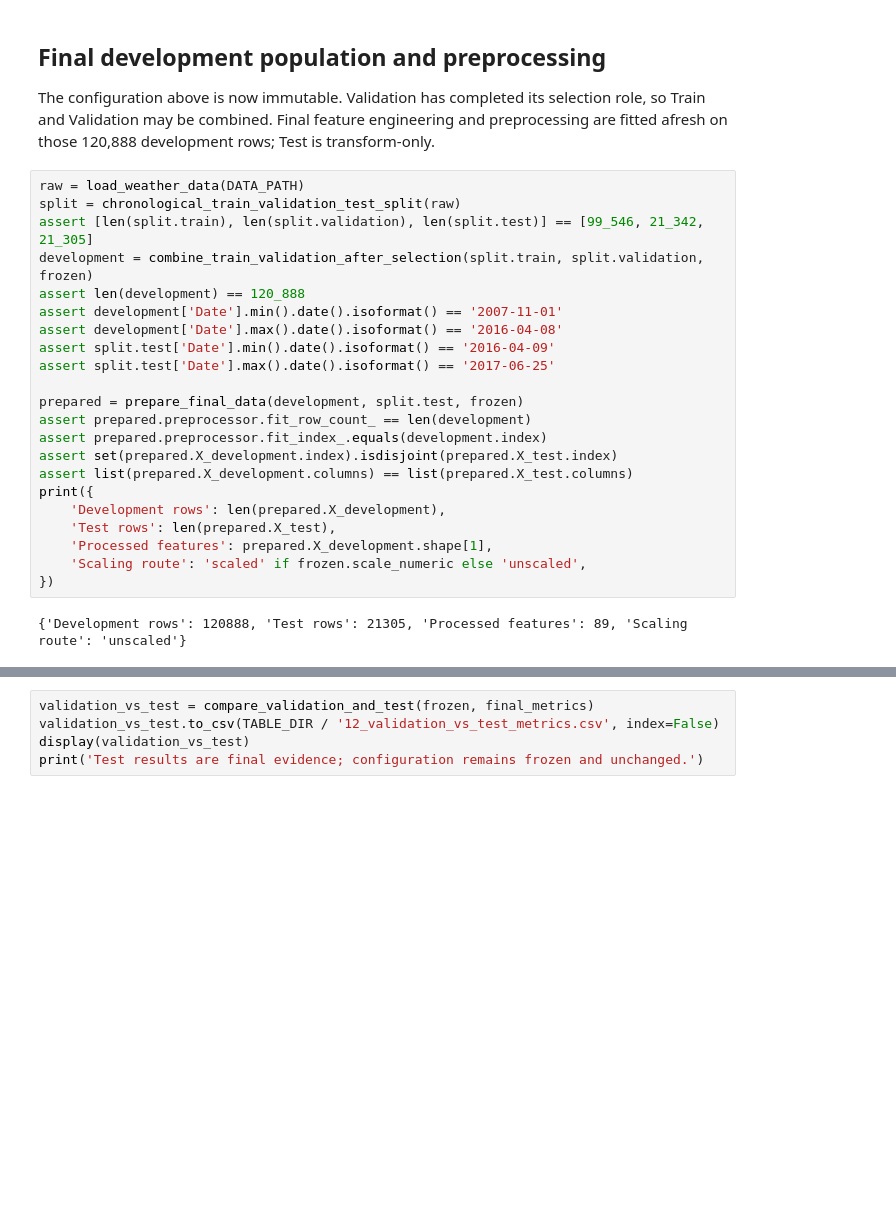
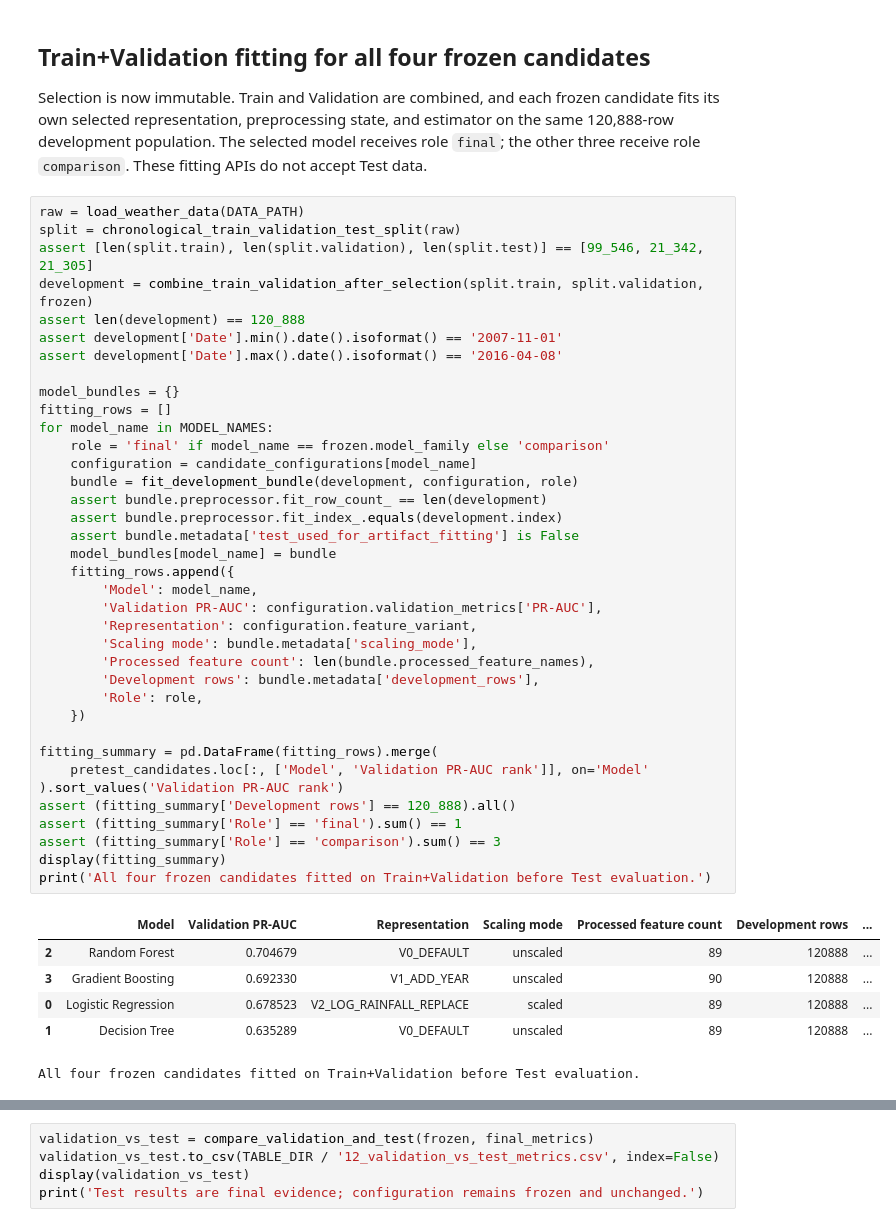
Before and after one commit to oshan-rajakaruna/FDM_Mini_Project, a Jupyter notebook: notebooks/11_final_model_selection.ipynb, the cells around one changed output, grey strips where cells are left out. Drawn from its saved outputs; the diff is of its cells as text; blank space fills up the shorter version.

```diff
--- a/notebooks/11_final_model_selection.ipynb
+++ b/notebooks/11_final_model_selection.ipynb
@@ -80,31 +91,51 @@ Frozen before Test access: Random Forest / V0_DEFAULT
 # %% [markdown]
-## Final development population and preprocessing
+## Train+Validation fitting for all four frozen candidates
 
-The configuration above is now immutable. Validation has completed its selection role, so Train and Validation may be combined. Final feature engineering and preprocessing are fitted afresh on those 120,888 development rows; Test is transform-only.
+Selection is now immutable. Train and Validation are combined, and each frozen candidate fits its own selected representation, preprocessing state, and estimator on the same 120,888-row development population. The selected model receives role `final`; the other three receive role `comparison`. These fitting APIs do not accept Test data.
 # %%
 raw = load_weather_data(DATA_PATH)
 split = chronological_train_validation_test_split(raw)
 assert [len(split.train), len(split.validation), len(split.test)] == [99_546, 21_342, 21_305]
 development = combine_train_validation_after_selection(split.train, split.validation, frozen)
 assert len(development) == 120_888
 assert development['Date'].min().date().isoformat() == '2007-11-01'
 assert development['Date'].max().date().isoformat() == '2016-04-08'
-assert split.test['Date'].min().date().isoformat() == '2016-04-09'
-assert split.test['Date'].max().date().isoformat() == '2017-06-25'
 
-prepared = prepare_final_data(development, split.test, frozen)
-assert prepared.preprocessor.fit_row_count_ == len(development)
-assert prepared.preprocessor.fit_index_.equals(development.index)
-assert set(prepared.X_development.index).isdisjoint(prepared.X_test.index)
-assert list(prepared.X_development.columns) == list(prepared.X_test.columns)
-print({
-    'Development rows': len(prepared.X_development),
-    'Test rows': len(prepared.X_test),
-    'Processed features': prepared.X_development.shape[1],
-    'Scaling route': 'scaled' if frozen.scale_numeric else 'unscaled',
-})
+model_bundles = {}
+fitting_rows = []
+for model_name in MODEL_NAMES:
+    role = 'final' if model_name == frozen.model_family else 'comparison'
+    configuration = candidate_configurations[model_name]
+    bundle = fit_development_bundle(development, configuration, role)
+    assert bundle.preprocessor.fit_row_count_ == len(development)
+    assert bundle.preprocessor.fit_index_.equals(development.index)
+    assert bundle.metadata['test_used_for_artifact_fitting'] is False
+    model_bundles[model_name] = bundle
+    fitting_rows.append({
+        'Model': model_name,
+        'Validation PR-AUC': configuration.validation_metrics['PR-AUC'],
+        'Representation': configuration.feature_variant,
+        'Scaling mode': bundle.metadata['scaling_mode'],
+        'Processed feature count': len(bundle.processed_feature_names),
+        'Development rows': bundle.metadata['development_rows'],
+        'Role': role,
+    })
+
+fitting_summary = pd.DataFrame(fitting_rows).merge(
+    pretest_candidates.loc[:, ['Model', 'Validation PR-AUC rank']], on='Model'
+).sort_values('Validation PR-AUC rank')
+assert (fitting_summary['Development rows'] == 120_888).all()
+assert (fitting_summary['Role'] == 'final').sum() == 1
+assert (fitting_summary['Role'] == 'comparison').sum() == 3
+display(fitting_summary)
+print('All four frozen candidates fitted on Train+Validation before Test evaluation.')
 # %% [output]
+|  | Model | Validation PR-AUC | Representation | Scaling mode | Processed feature count | Development rows | ... |
+| 2 | Random Forest | 0.704679 | V0_DEFAULT | unscaled | 89 | 120888 | ... |
+| 3 | Gradient Boosting | 0.692330 | V1_ADD_YEAR | unscaled | 90 | 120888 | ... |
+| 0 | Logistic Regression | 0.678523 | V2_LOG_RAINFALL_REPLACE | scaled | 89 | 120888 | ... |
+| 1 | Decision Tree | 0.635289 | V0_DEFAULT | unscaled | 89 | 120888 | ... |
-{'Development rows': 120888, 'Test rows': 21305, 'Processed features': 89, 'Scaling route': 'unscaled'}
+All four frozen candidates fitted on Train+Validation before Test evaluation.
 # %% [markdown]
 ## One-time selected-model Test evaluation
 
```
Also changed, not shown: parts of 13 cells of this notebook, 10 other files.
